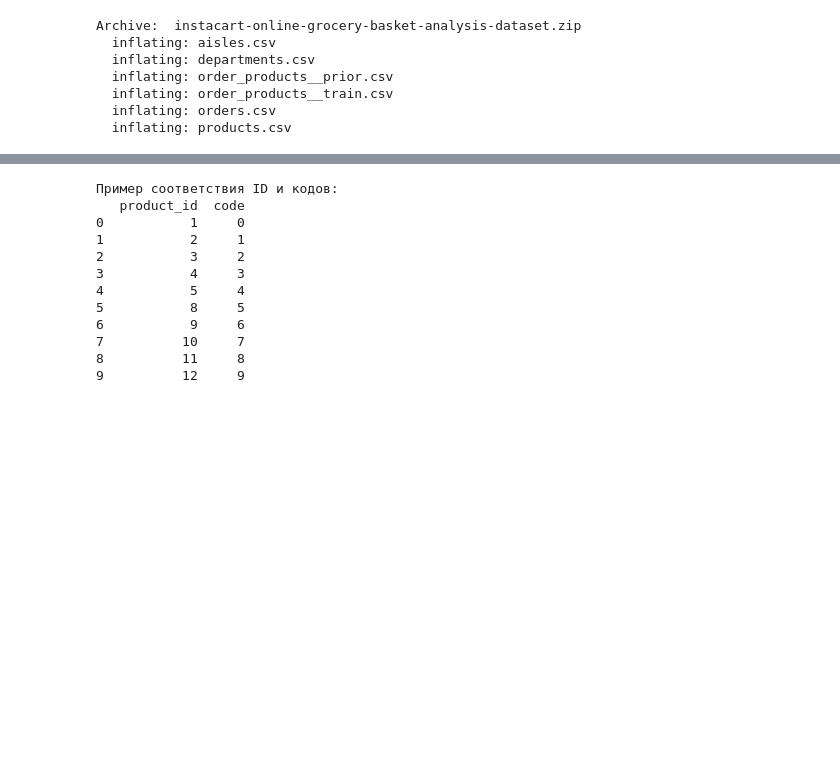
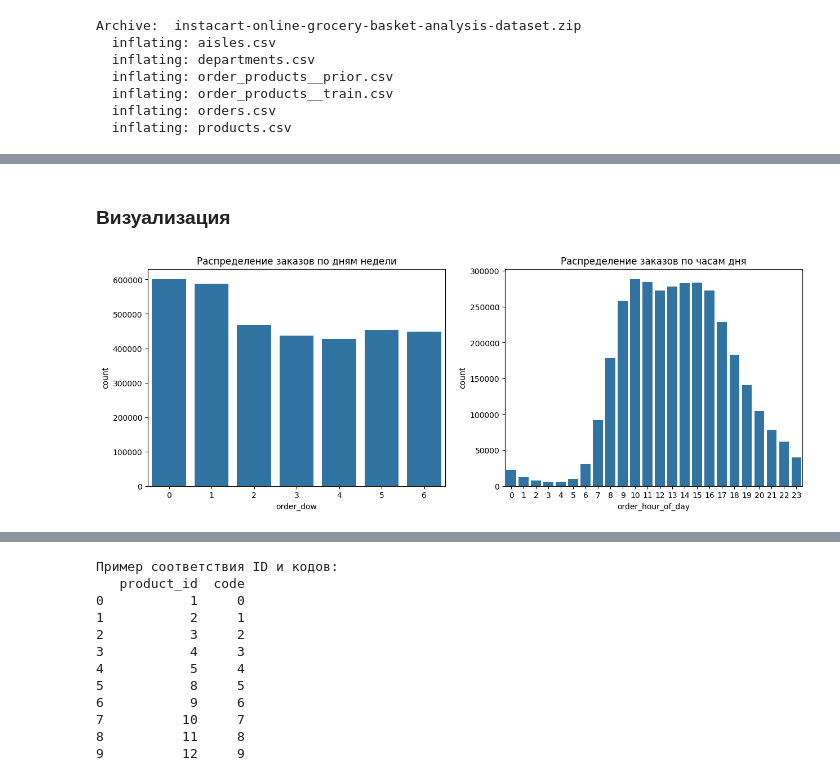
Before and after one commit to dpGorbunov/mfdp, a Jupyter notebook: Урок 4. Формулируем задачу в терминах ML.ipynb, the cells around one changed output, grey strips where cells are left out. Saved outputs shown, nothing was run; the diff lists cells and outputs as text; code cells hidden in the pictures; blank space fills up the shorter version.

```diff
--- a/Урок 4. Формулируем задачу в терминах ML.ipynb
+++ b/Урок 4. Формулируем задачу в терминах ML.ipynb
@@ -219,16 +90,0 @@ products
-# %%
-# Импорт необходимых библиотек
-import pandas as pd
-import numpy as np
-import matplotlib.pyplot as plt
-import seaborn as sns
-from matplotlib.ticker import PercentFormatter
-
-# Настройка визуализаций
-plt.style.use('seaborn-v0_8')  # Новое название стиля для современных версий
-
-
-sns.set_palette("pastel")
-plt.rcParams['figure.figsize'] = (12, 6)
-plt.rcParams['figure.dpi'] = 100
-plt.rcParams['font.size'] = 12
@@ -647,0 +275,16 @@ coverage: 0.0697
+# %% [markdown]
+### Визуализация
+# %%
+# 2. Анализ заказов (orders)
+plt.figure(figsize=(15, 5))
+
+plt.subplot(1, 2, 1)
+sns.countplot(x='order_dow', data=orders)
+plt.title('Распределение заказов по дням недели')
+
+plt.subplot(1, 2, 2)
+sns.countplot(x='order_hour_of_day', data=orders)
+plt.title('Распределение заказов по часам дня')
+plt.show()
+# %% [output]
+[figure, added]
```
Also changed, not shown: parts of 71 cells of this notebook.
